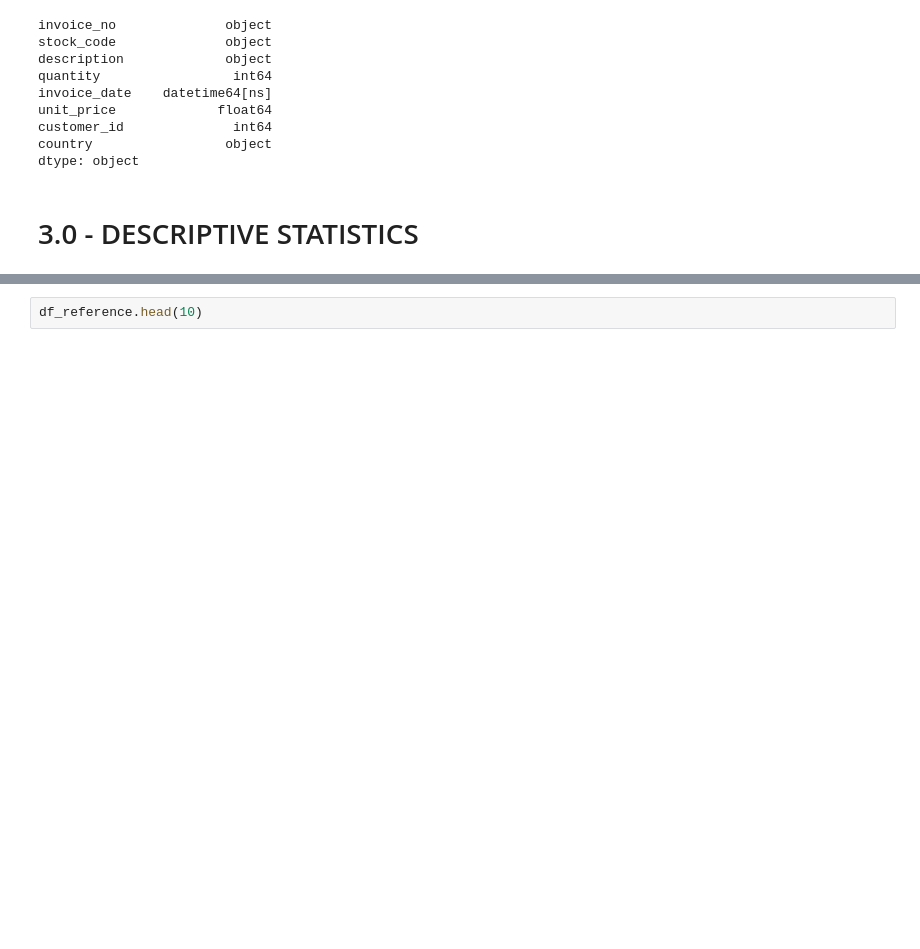
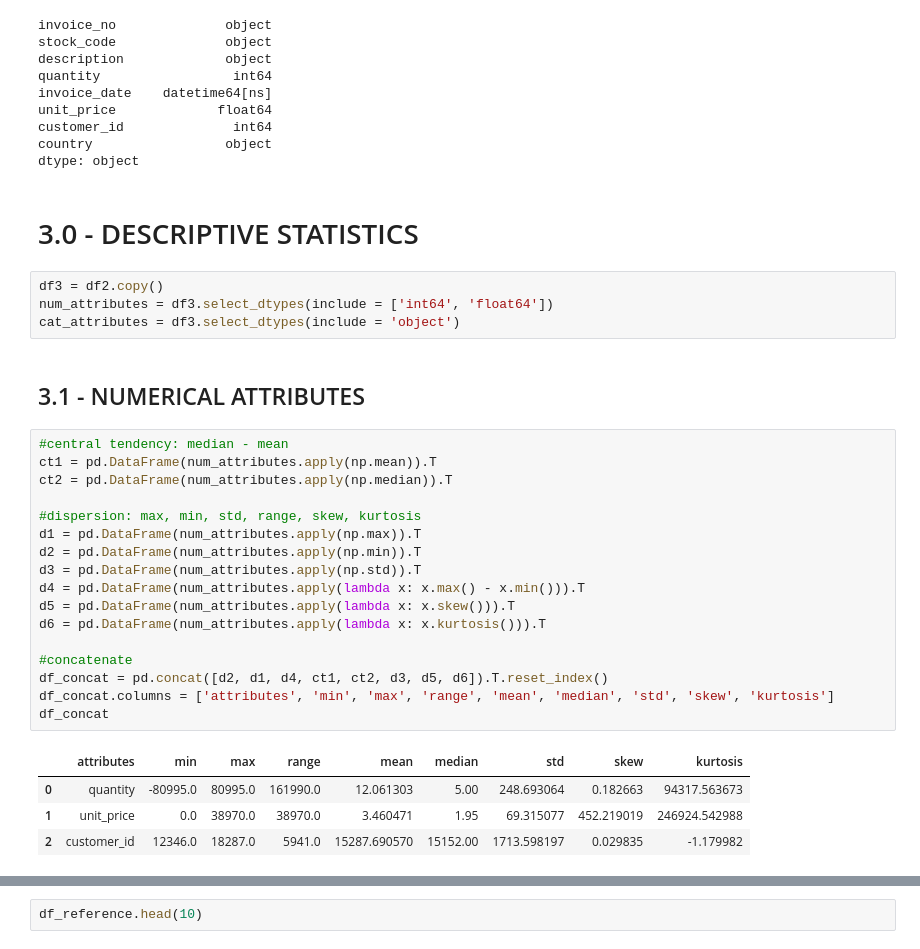
Before and after one commit to erickvieiras/customer_loyalty_program, a Jupyter notebook: notebook/clustering_v3.0.ipynb, the cells around one changed output, grey strips where cells are left out. Drawn from its saved outputs; the diff is of its cells as text; blank space fills up the shorter version.

```diff
--- a/notebook/clustering_v3.0.ipynb
+++ b/notebook/clustering_v3.0.ipynb
@@ -253,3 +246,31 @@ country                 object
 dtype: object
 # %% [markdown]
 # 3.0 - DESCRIPTIVE STATISTICS
+# %%
+df3 = df2.copy()
+num_attributes = df3.select_dtypes(include = ['int64', 'float64'])
+cat_attributes = df3.select_dtypes(include = 'object')
+# %% [markdown]
+## 3.1 - NUMERICAL ATTRIBUTES
+# %%
+#central tendency: median - mean
+ct1 = pd.DataFrame(num_attributes.apply(np.mean)).T
+ct2 = pd.DataFrame(num_attributes.apply(np.median)).T
+
+#dispersion: max, min, std, range, skew, kurtosis
+d1 = pd.DataFrame(num_attributes.apply(np.max)).T
+d2 = pd.DataFrame(num_attributes.apply(np.min)).T
+d3 = pd.DataFrame(num_attributes.apply(np.std)).T
+d4 = pd.DataFrame(num_attributes.apply(lambda x: x.max() - x.min())).T
+d5 = pd.DataFrame(num_attributes.apply(lambda x: x.skew())).T
+d6 = pd.DataFrame(num_attributes.apply(lambda x: x.kurtosis())).T
+
+#concatenate
+df_concat = pd.concat([d2, d1, d4, ct1, ct2, d3, d5, d6]).T.reset_index()
+df_concat.columns = ['attributes', 'min', 'max', 'range', 'mean', 'median', 'std', 'skew', 'kurtosis']
+df_concat
+# %% [output]
+|  | attributes | min | max | range | mean | median | std | skew | kurtosis |
+| 0 | quantity | -80995.0 | 80995.0 | 161990.0 | 12.061303 | 5.00 | 248.693064 | 0.182663 | 94317.563673 |
+| 1 | unit_price | 0.0 | 38970.0 | 38970.0 | 3.460471 | 1.95 | 69.315077 | 452.219019 | 246924.542988 |
+| 2 | customer_id | 12346.0 | 18287.0 | 5941.0 | 15287.690570 | 15152.00 | 1713.598197 | 0.029835 | -1.179982 |
```
Also changed, not shown: parts of 39 cells of this notebook.
